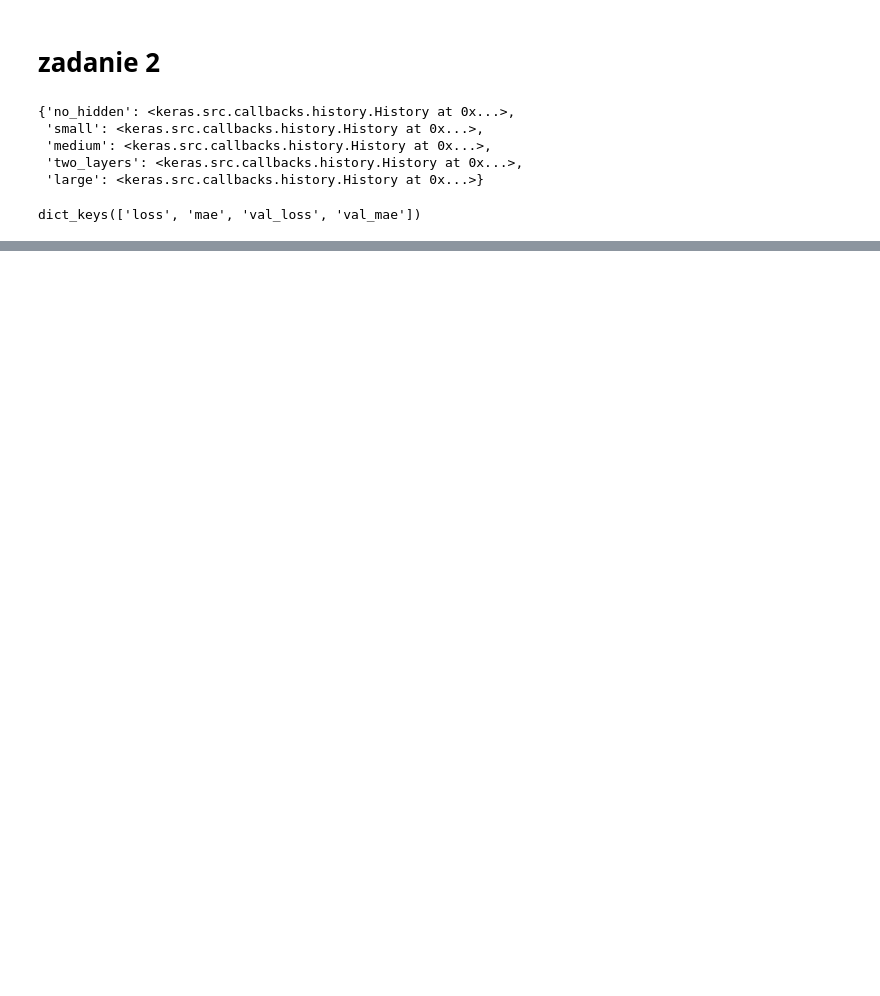
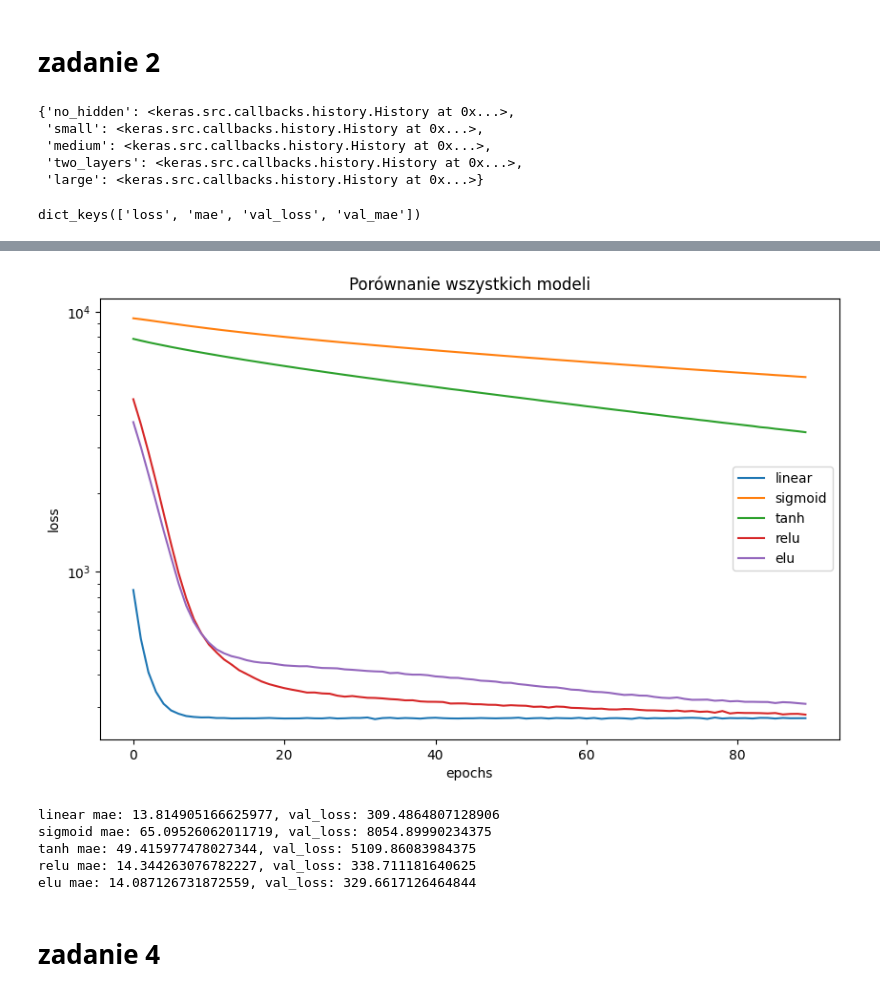
Before and after one commit to michallitwin/python-learning, a Jupyter notebook: python_dl/exercises2_dl.ipynb, the cells around one changed output, grey strips where cells are left out. Saved outputs shown, nothing was run; the diff lists cells and outputs as text; code cells hidden in the pictures; blank space fills up the shorter version.

```diff
--- a/python_dl/exercises2_dl.ipynb
+++ b/python_dl/exercises2_dl.ipynb
@@ -172,0 +222,2 @@ plot_histories(models)
+# %%
+act_to_test = ['linear', 'sigmoid', 'tanh', 'relu', 'elu']
@@ -172,0 +234,27 @@ plot_histories(models)
+# %%
+X_train_scaled_2, X_test_scaled_2, y_train_2, y_test_2 = generate_regression_data()
+# %%
+histories_2 = {}
+
+for act in act_to_test:
+    model = Sequential([
+        layers.Input(shape=(5,)),
+        layers.Dense(32, activation=act),
+        layers.Dense(32, activation=act),
+        layers.Dense(1)
+    ])
+
+    model.compile(
+        optimizer=keras.optimizers.Adam(learning_rate=0.001),
+        loss='mse',
+        metrics=['mae']
+    )
+
+    histories_2[act] = model.fit(
+        X_train_scaled_2,
+        y_train_2,
+        validation_split=0.2,
+        verbose=0,
+        epochs=100
+    )
+histories_2
@@ -172,0 +281,15 @@ plot_histories(models)
+# %%
+wykres_2 = plot_histories(histories_2)
+wykres_2
+# %% [output]
+[figure, added]
+# %%
+for act, hist in histories_2.items():
+    val_loss, mae = hist.model.evaluate(X_test_scaled_2, y_test_2, verbose=0)
+    print(f"{act} mae: {mae}, val_loss: {val_loss}")
+# %% [output]
+linear mae: 13.814905166625977, val_loss: 309.4864807128906
+sigmoid mae: 65.09526062011719, val_loss: 8054.89990234375
+tanh mae: 49.415977478027344, val_loss: 5109.86083984375
+relu mae: 14.344263076782227, val_loss: 338.711181640625
+elu mae: 14.087126731872559, val_loss: 329.6617126464844
@@ -172,0 +298,2 @@ plot_histories(models)
+# %% [markdown]
+# zadanie 4
```
Also changed, not shown: parts of 38 cells of this notebook, 1 other file.
